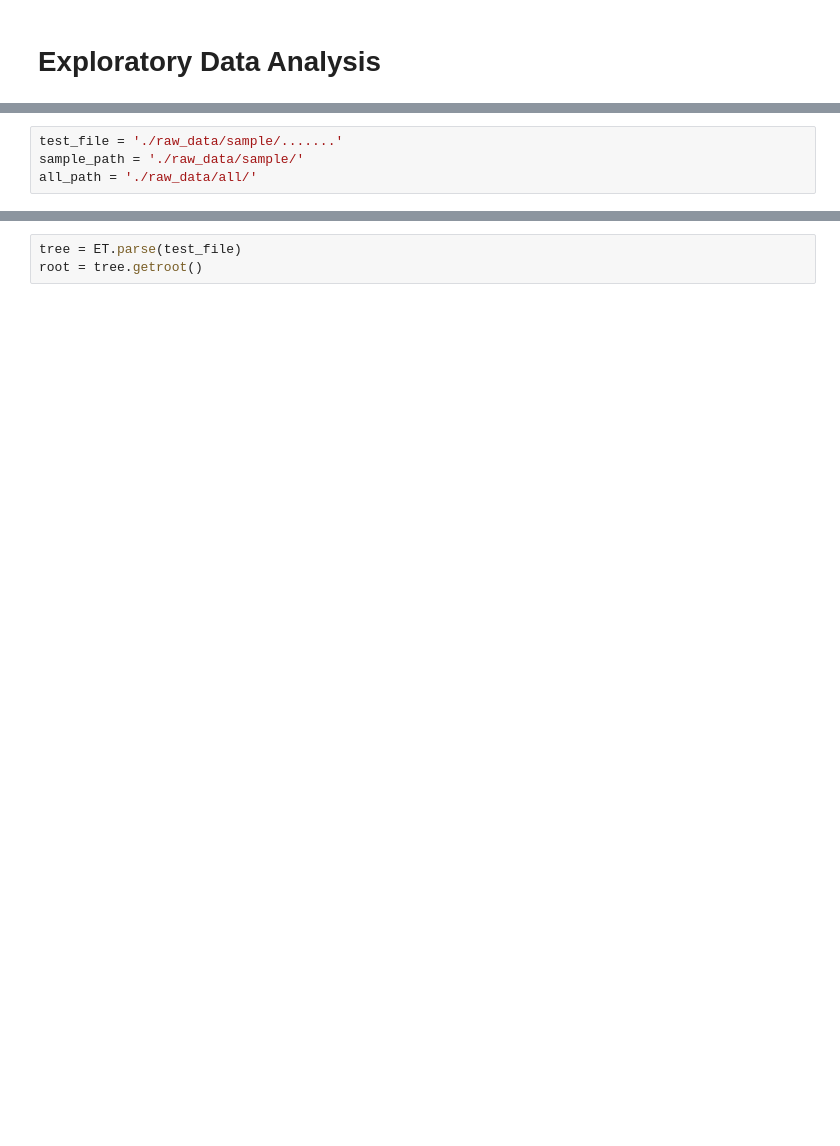
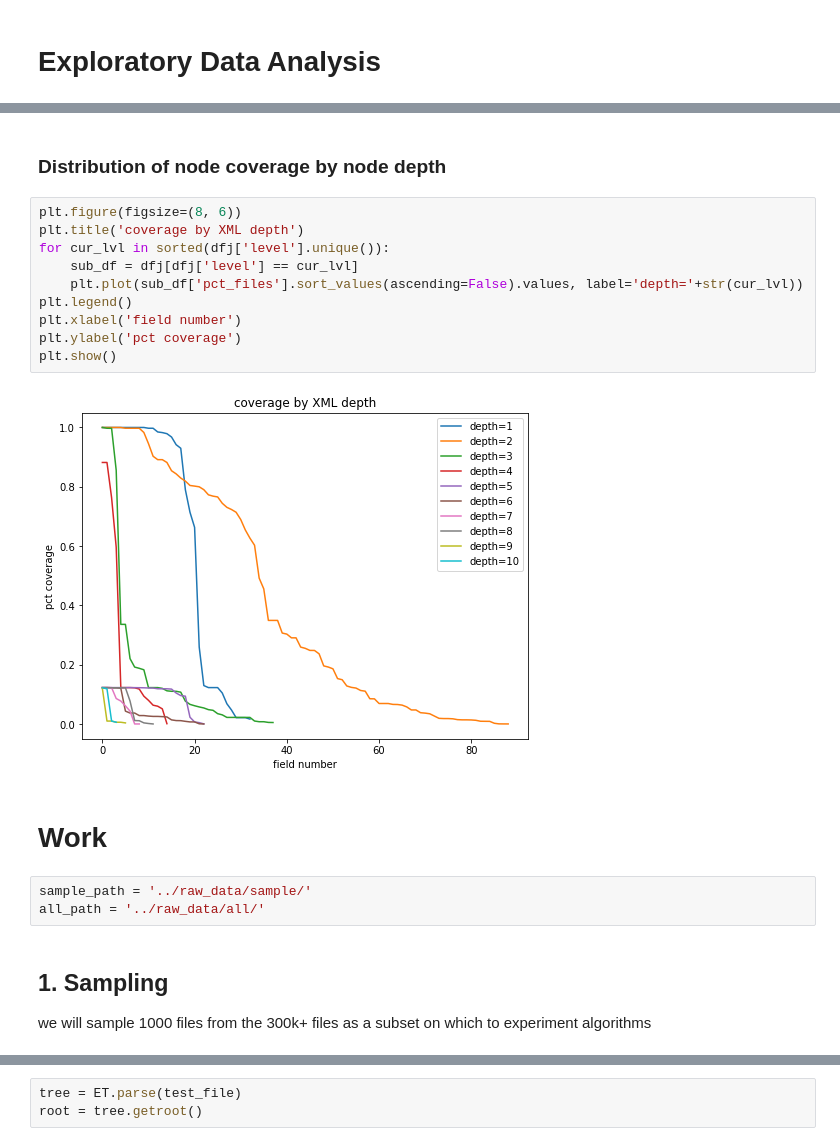
Before and after one commit to sylvaingchassang/trial-explorer, a Jupyter notebook: notebooks/rf_eda.ipynb, the cells around one changed output, grey strips where cells are left out. Saved outputs shown, nothing was run; the diff lists cells and outputs as text; blank space fills up the shorter version.

```diff
--- a/notebooks/rf_eda.ipynb
+++ b/notebooks/rf_eda.ipynb
@@ -14,4 +109,23 @@ import matplotlib.pyplot as plt
+# %% [markdown]
+### Distribution of node coverage by node depth
+# %%
+plt.figure(figsize=(8, 6))
+plt.title('coverage by XML depth')
+for cur_lvl in sorted(dfj['level'].unique()):
+    sub_df = dfj[dfj['level'] == cur_lvl]
+    plt.plot(sub_df['pct_files'].sort_values(ascending=False).values, label='depth='+str(cur_lvl))
+plt.legend()
+plt.xlabel('field number')
+plt.ylabel('pct coverage')
+plt.show()
+# %% [output]
+[figure, added]
+# %% [markdown]
+# Work
 # %%
-test_file = './raw_data/sample/.......'
-sample_path = './raw_data/sample/'
-all_path = './raw_data/all/'
+sample_path = '../raw_data/sample/'
+all_path = '../raw_data/all/'
+# %% [markdown]
+## 1. Sampling
+
+we will sample 1000 files from the 300k+ files as a subset on which to experiment algorithms
```
Also changed, not shown: parts of 51 cells of this notebook, 5 other files.
